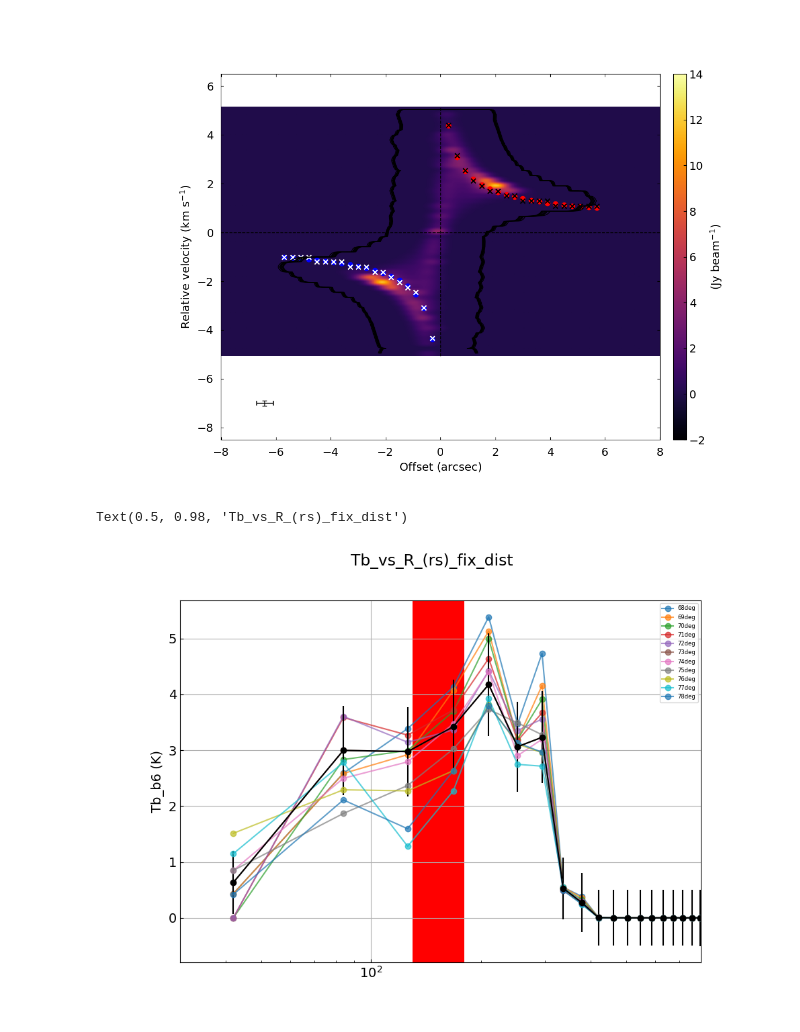
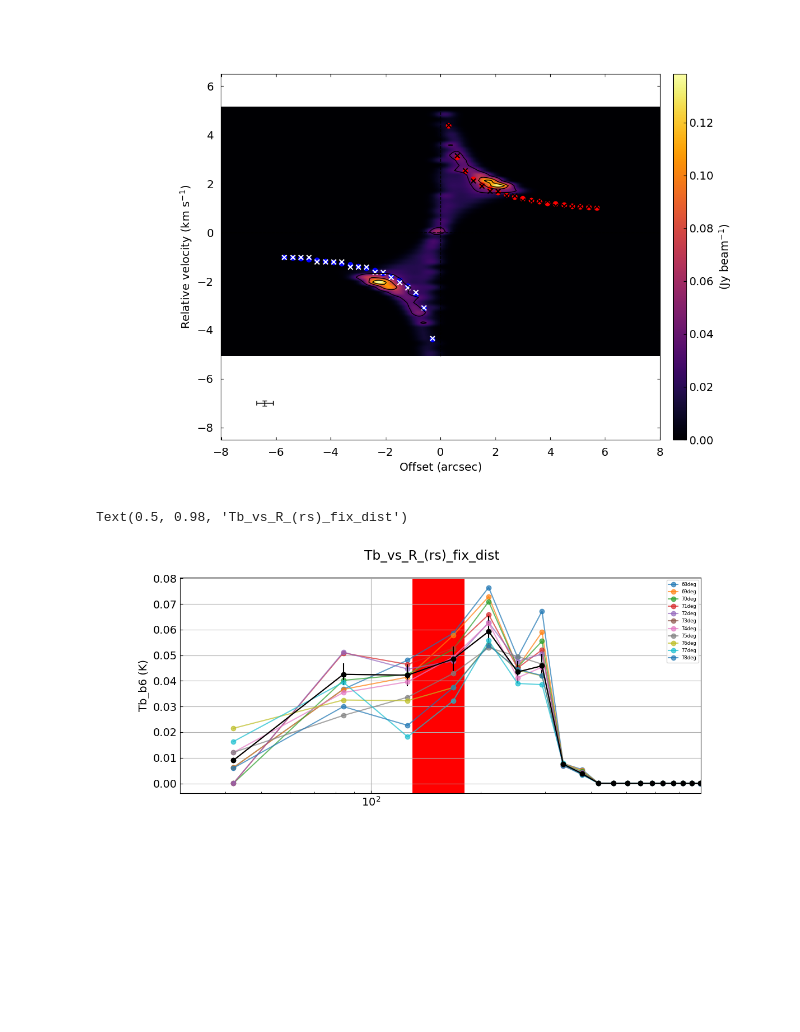
Before and after one commit to mihirtripathi97/DiskModel, a Jupyter notebook: PV_comparision_with_inc.ipynb, the cells around one changed output. Cells and saved outputs as stored; diff of their text form; code cells hidden in the pictures; blank space fills up the shorter version.

```diff
--- a/PV_comparision_with_inc.ipynb
+++ b/PV_comparision_with_inc.ipynb
@@ -44,8 +44,11 @@ for i in range(68,79):
 
     # Read b7 data
     pv_b6 = pv_analyze(pv_path=pv_file,
-                        is_Tb=True, v_sys=7.33) # V_sys - 7.22, 7.27 7.384
+                        is_Tb=False, v_sys=7.33) # V_sys - 7.22, 7.27 7.33
     pv_b6.read_pv(print_details = True)
+
+    if i == 73:
+        pv_b6_73 = pv_b6
 
     Tb_df_b6 = pv_b6.get_tb_on_curve(curve_function = plot_points,
                                 get_surrounding_pix = False, mode='vals',
@@ -73,45 +76,45 @@ Convert frequency to velocity
 # %%
-pv_dia6 = pv_b6.plot_pv(plot_curve=True)
+pv_dia6 = pv_b6_73.plot_pv(plot_curve=True, base_ctr_lvl= 0.011)
 #pv_dia6[0].plot(r_rs_func/140.,v_rs_func,color = 'lime', alpha = 0.5)
 #pv_dia6[0].plot(r_bs_func/140.,v_bs_func,color = 'lime', alpha = 0.5)
 # %% [output]
-[figure, old version]
+[figure, new version]
 # %%
 # Visualization
 
 
-vis_results_fig, axes = plt.subplots(1, figsize=(10, 7), sharex=True)
+vis_results_fig, axes = plt.subplots(1, figsize=(12, 5), sharex=True)
 
 for i in range(68,79):
 
 
     axes.plot(r_au_empkep_rs_fix_r, Tb_at_inc_i[str(i)], marker='o', alpha = 0.7, label = str(i) + "deg")
 
     if i == 73:
-        axes.errorbar(r_au_empkep_rs_fix_r, Tb_at_inc_i[str(i)], yerr=0.1*np.array(Tb_at_inc_i[str(i)]) + 0.5,
+        axes.errorbar(r_au_empkep_rs_fix_r, Tb_at_inc_i[str(i)], yerr=0.1*np.array(Tb_at_inc_i[str(i)]),
                       color='k', marker='o')
 
 
     axes.axvspan(xmin = 130, xmax=180, facecolor='r', alpha=0.5)
     axes.set_xscale('log')
     #axes.set_yscale('log')
     axes.set_xlim((30,800))
     axes.set_ylabel(r"Tb_b6 (K)")
     axes.grid(True)
     axes.legend(prop={'size': 6})
 
 
 
 vis_results_fig.suptitle("Tb_vs_R_(rs)_fix_dist")
 
 #vis_results_figname =  'Tb_rs_vs_r.jpg'
 #dir_path = os.path.join(os.path.abspath(os.getcwd()),"PV_comparision_results",)
 
 
 #if not os.path.isdir(dir_path):
 #    os.mkdir(dir_path)
 #vis_results_figpath = os.path.join(dir_path, vis_results_figname)
 #vis_results_fig.savefig(fname = vis_results_figpath, dpi=300, format='jpeg')
 # %% [output]
 Text(0.5, 0.98, 'Tb_vs_R_(rs)_fix_dist')
-[figure, old version]
+[figure, new version]
```
Also changed, not shown: parts of 1 cell of this notebook, 4 other files.
